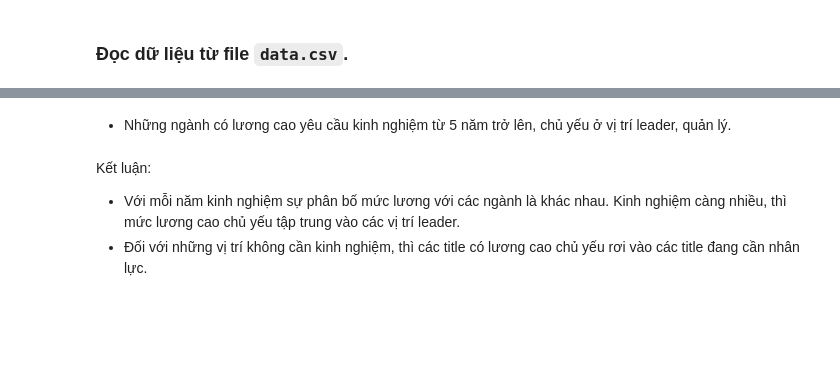
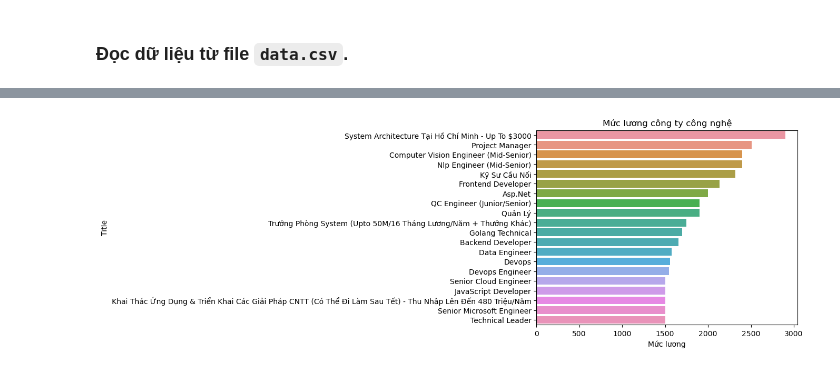
Before and after one commit to yakhimm/LyThuyet_LT4KHDL, a Jupyter notebook: cauhoi.ipynb, the cells around one changed output, grey strips where cells are left out. Cells and saved outputs as stored; diff of their text form; code cells hidden in the pictures; blank space fills up the shorter version.

```diff
--- a/cauhoi.ipynb
+++ b/cauhoi.ipynb
@@ -44,0 +39,4 @@ array([3. , 0.5, 1. , 0. , 2. , 5.5, 4. , 5. ])
+# %%
+temp_df = df.copy()
+Phanloai(temp_df)
+temp_df.head()
@@ -56,24 +61,19 @@ def tuple_max(x):
             x[i] = x[i].split(')')
             return float(x[i][0])
 
-
 def mean(x):
     max = tuple_max(x)
     min = tuple_min(x)
     return (max+min)/2
 
-def draw_plot(year):
-    Experience_year_df = new_df[new_df['KinhNghiem'] == year]
-    Experience_year_df['Salary'] = Experience_year_df['Salary'].apply(mean)
-    Experience_year_df = Experience_year_df.groupby(by='Title').mean().sort_values(by='Salary', ascending=False)
-    Experience_year_df = Experience_year_df[:20]
-    Experience_year_df.plot.barh()
+
+
+def draw_plot(df):
+    Company_df = df[["Title","Salary","KinhNghiem"]].dropna()
+    Company_df['Salary'] = Company_df['Salary'].apply(mean)
+    Company_df = Company_df.groupby(by='Title').mean().sort_values(by='Salary', ascending=False)
+    Company_df = Company_df[:20]
+    Company_df = Company_df.reset_index()
+
+    sns.barplot(x=Company_df['Salary'], y=Company_df['Title'])
     plt.xlabel('Mức lương')
-    if (year == 0):
-        plt.title("Trực quan hóa lương các vị trí không yêu cầu kinh nghiệm")
-    elif (year == 0.5):
-         plt.title("Trực quan hóa lương các vị trí dưới 1 năm kinh nghiệm")
-    elif (year <= 5):
-        plt.title("Trực quan hóa lương các vị trí với kinh nghiệm "+ str(year) +" năm")
-    else:
-        plt.title("Trực quan hóa lương các vị trí với kinh nghiệm >5 năm")
@@ -126,6 +80,7 @@ draw_plot(5.5)
-# %% [markdown]
-- Những ngành có lương cao yêu cầu kinh nghiệm từ 5 năm trở lên, chủ yếu ở vị trí leader, quản lý.
-# %% [markdown]
-Kết luận:
-- Với mỗi năm kinh nghiệm sự phân bố mức lương với các ngành là khác nhau. Kinh nghiệm càng nhiều, thì mức lương cao chủ yếu tập trung vào các vị trí leader.
-- Đối với những vị trí không cần kinh nghiệm, thì các title có lương cao chủ yếu rơi vào các title đang cần nhân lực.
+# %%
+Tech_Company = temp_df[temp_df["CongNghe"] == 1]
+draw_plot(Tech_Company)
+plt.title('Mức lương công ty công nghệ')
+plt.show()
+# %% [output]
+[figure, added]
```
Also changed, not shown: parts of 29 cells of this notebook.
